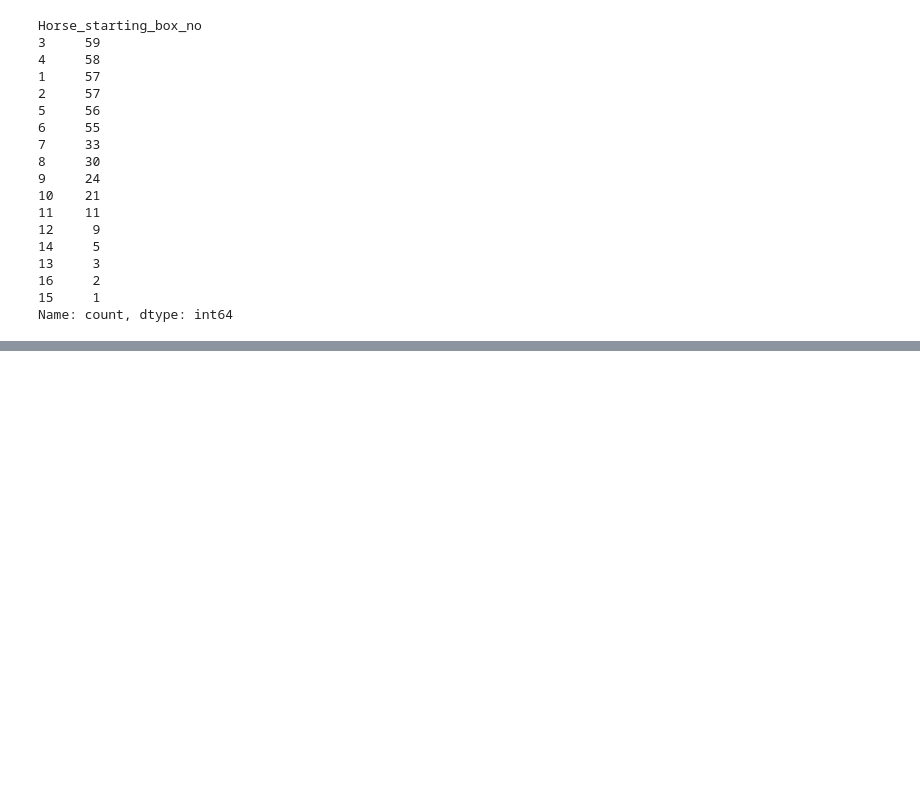
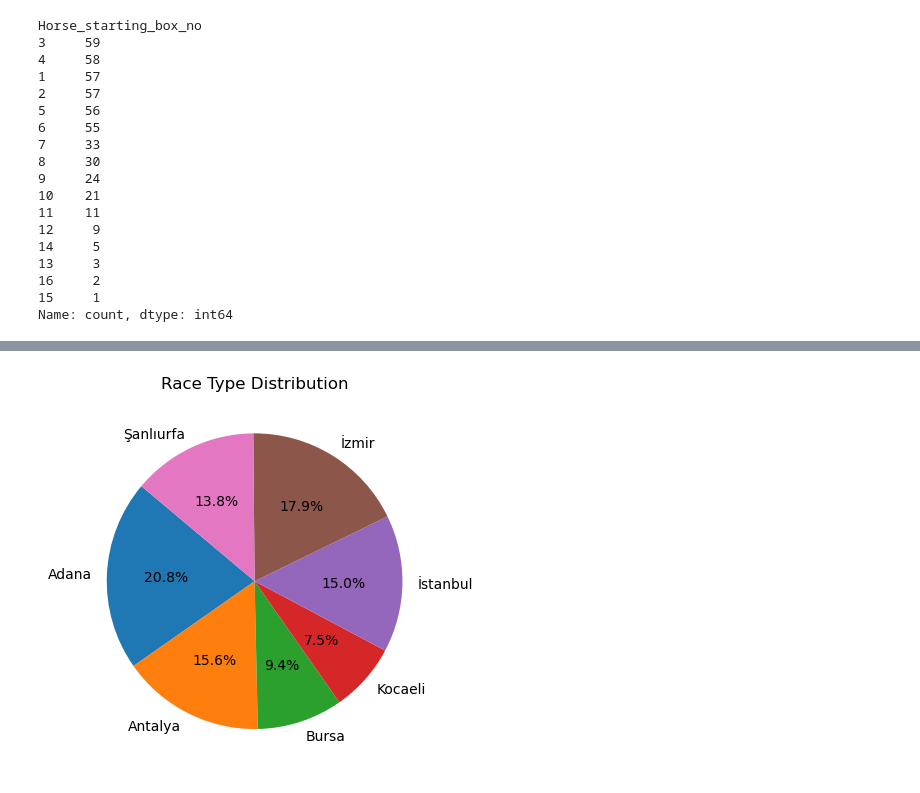
Before and after one commit to moonsunkey/Project-1, a Jupyter notebook: horseraceblee.ipynb, the cells around one changed output, grey strips where cells are left out. Drawn from its saved outputs; the diff is of its cells as text; code cells hidden in the pictures; blank space fills up the shorter version.

Commit message:
updated chart and race per city

```diff
--- a/horseraceblee.ipynb
+++ b/horseraceblee.ipynb
@@ -87,0 +8,9 @@ Unique value count in horse_rate: 104
+# %%
+# import cleaned path
+clean_df_path = 'clean.csv'
+
+# pandas read csv
+clean_df = pd.read_csv(clean_df_path)
+
+# preview
+clean_df.head(1)
@@ -152,10 +68,10 @@ print(f"Total number of races: {total_race_count}")
 Total number of races: 480
 # %%
 # Create a unique identifier for each race. This added one column to the dataframe
-clean['unique_race_identifier'] = clean['race_date'].astype(str) + '_' + clean['race_city'].astype(str) + '_' + clean['race_no'].astype(str)
+clean_df['unique_race_identifier'] = clean_df['race_date'].astype(str) + '_' + clean_df['race_city'].astype(str) + '_' + clean_df['race_no'].astype(str)
 
 # Group by 'race_sex_group' and count unique 'unique_race_identifier'
-races_per_sex_group = clean.groupby('race_sex_group')['unique_race_identifier'].nunique()
+races_per_sex_group = clean_df.groupby('race_sex_group')['unique_race_identifier'].nunique()
 
 print(races_per_sex_group)
 # %% [output]
@@ -238,3 +154,11 @@ from config import geoapify_key
 # %%
 # Set the search parameters
 base_url='https://api.geoapify.com.v1/geocode/search'
+# %%
+# Create a unique identifier for each race. This added one column to the dataframe
+clean_df['unique_race_identifier'] = clean_df['race_date'].astype(str) + '_' + clean_df['race_city'].astype(str) + '_' + clean_df['race_no'].astype(str)
+
+# Group by 'race_sex_group' and count unique 'unique_race_identifier'
+races_per_city = clean_df.groupby('race_city')['unique_race_identifier'].nunique()
+
+print(races_per_city)
@@ -240,0 +175,15 @@ base_url='https://api.geoapify.com.v1/geocode/search'
+# %%
+# Creating a new Series for the plot
+#plot_type_distribution = race_types_80
+plot_per_city = races_per_city
+#Add other types to plot_data
+#if other_percentage > 0:
+    #plot_type_distribution['Other Types'] = other_percentage
+
+# Plotting
+plot_per_city.plot(kind='pie', autopct='%1.1f%%', startangle=140)
+plt.title('Race Type Distribution')
+plt.ylabel('')
+plt.show()
+# %% [output]
+[figure, new version]
```
Also changed, not shown: parts of 16 cells of this notebook.
